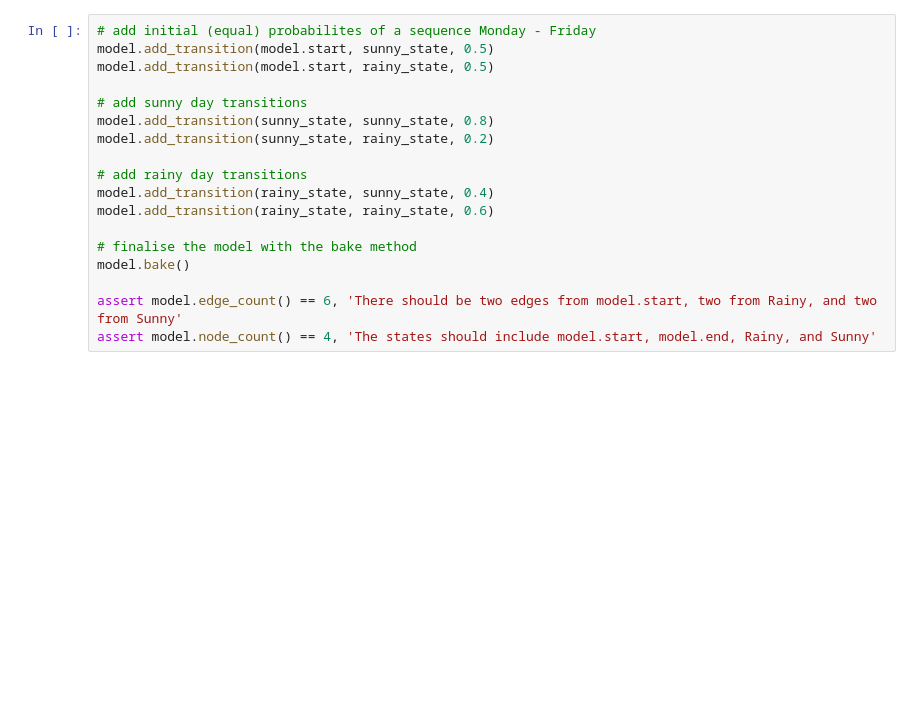
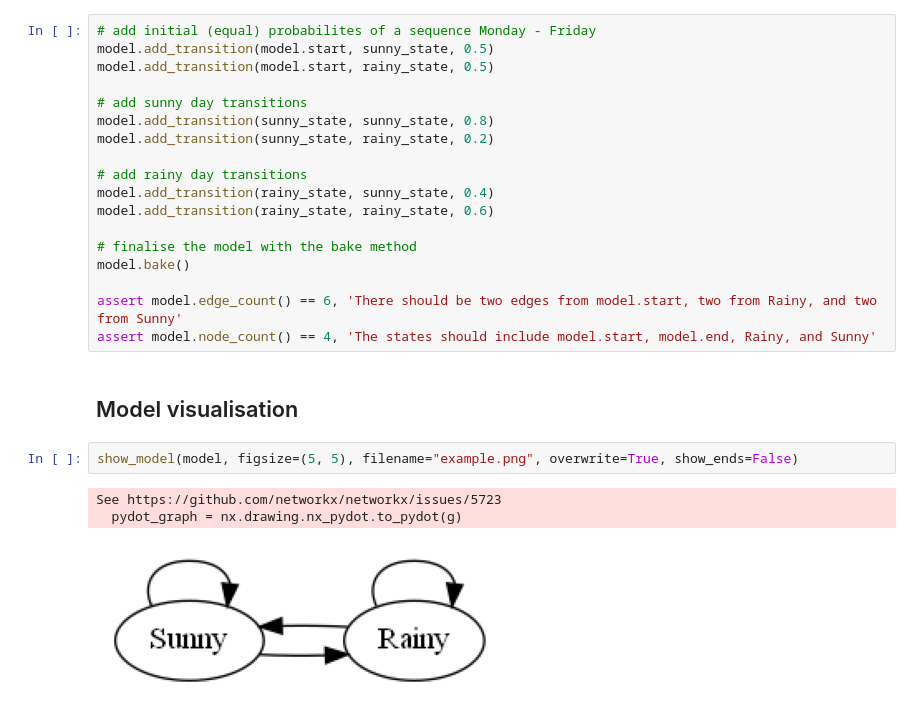
Before and after one commit to CalesSla/NLP_POS_tagging_project, a Jupyter notebook: Hidden_Markov_Model_warmup.ipynb, the cells around one changed output. Cells and saved outputs as stored; diff of their text form; blank space fills up the shorter version.

```diff
--- a/Hidden_Markov_Model_warmup.ipynb
+++ b/Hidden_Markov_Model_warmup.ipynb
@@ -47,3 +46,11 @@ model.bake()
 
 assert model.edge_count() == 6, 'There should be two edges from model.start, two from Rainy, and two from Sunny'
 assert model.node_count() == 4, 'The states should include model.start, model.end, Rainy, and Sunny'
+# %% [markdown]
+## Model visualisation
+# %%
+show_model(model, figsize=(5, 5), filename="example.png", overwrite=True, show_ends=False)
+# %% [output]
+See https://github.com/networkx/networkx/issues/5723
+  pydot_graph = nx.drawing.nx_pydot.to_pydot(g)
+[figure, added]
```
Also changed, not shown: parts of 7 cells of this notebook, 1 other file.
